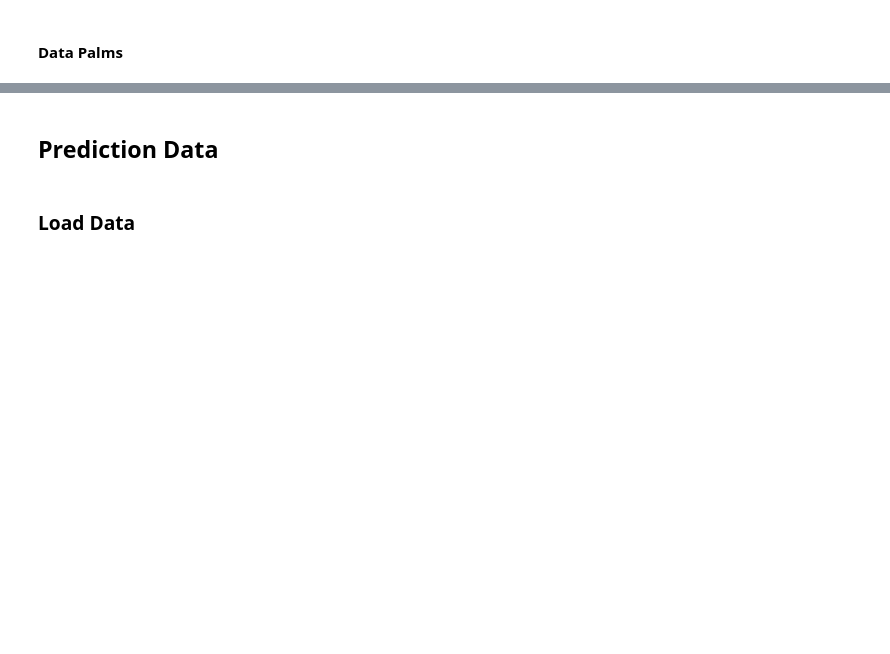
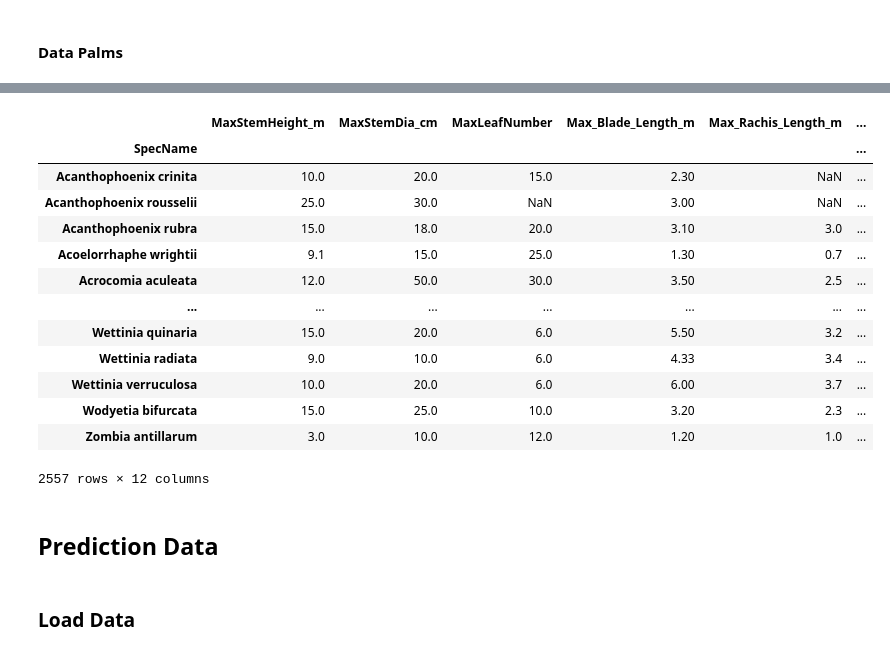
Before and after one commit to RobertvdV/GRS70424_Internship, a Jupyter notebook: notebooks/reports/plantdata_topk_sents_CompleteSents_simple_v1.0.ipynb, the cells around one changed output, grey strips where cells are left out. Cells and saved outputs as stored; diff of their text form; code cells hidden in the pictures; blank space fills up the shorter version.

```diff
--- a/notebooks/reports/plantdata_topk_sents_CompleteSents_simple_v1.0.ipynb
+++ b/notebooks/reports/plantdata_topk_sents_CompleteSents_simple_v1.0.ipynb
@@ -507,6 +513,23 @@ df_Daniel_merged
 | Wodyetia bifurcata | 0 | 0 | 0 | 0 | 0 | 0 | 0 | 0 | 0 | ... |
 | Zombia antillarum | 0 | 0 | 0 | 0 | 0 | 0 | 0 | 0 | 0 | ... |
 2557 rows × 57 columns
+# %%
+df_Daniels_int.loc[:, df_Daniels_int.max() >= 3]
+# %% [output]
+|  | MaxStemHeight_m | MaxStemDia_cm | MaxLeafNumber | Max_Blade_Length_m | Max_Rachis_Length_m | ... |
+| SpecName |  |  |  |  |  | ... |
+| Acanthophoenix crinita | 10.0 | 20.0 | 15.0 | 2.30 | NaN | ... |
+| Acanthophoenix rousselii | 25.0 | 30.0 | NaN | 3.00 | NaN | ... |
+| Acanthophoenix rubra | 15.0 | 18.0 | 20.0 | 3.10 | 3.0 | ... |
+| Acoelorrhaphe wrightii | 9.1 | 15.0 | 25.0 | 1.30 | 0.7 | ... |
+| Acrocomia aculeata | 12.0 | 50.0 | 30.0 | 3.50 | 2.5 | ... |
+| ... | ... | ... | ... | ... | ... | ... |
+| Wettinia quinaria | 15.0 | 20.0 | 6.0 | 5.50 | 3.2 | ... |
+| Wettinia radiata | 9.0 | 10.0 | 6.0 | 4.33 | 3.4 | ... |
+| Wettinia verruculosa | 10.0 | 20.0 | 6.0 | 6.00 | 3.7 | ... |
+| Wodyetia bifurcata | 15.0 | 25.0 | 10.0 | 3.20 | 2.3 | ... |
+| Zombia antillarum | 3.0 | 10.0 | 12.0 | 1.20 | 1.0 | ... |
+2557 rows × 12 columns
 # %% [markdown]
 ## Prediction Data
 # %% [markdown]
```
Also changed, not shown: parts of 8 cells of this notebook.
